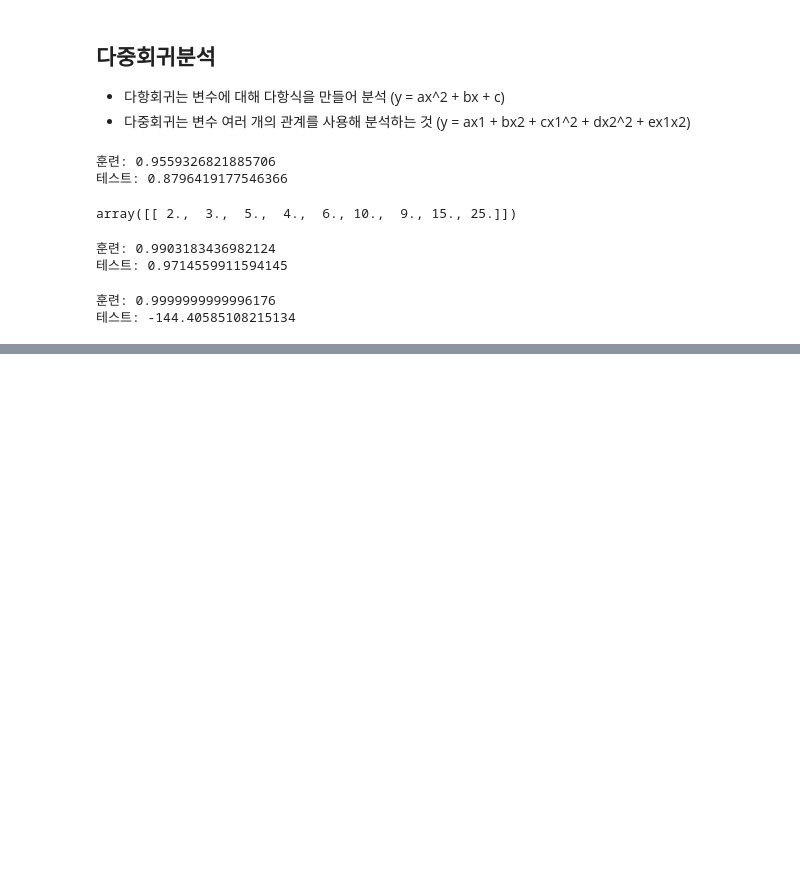
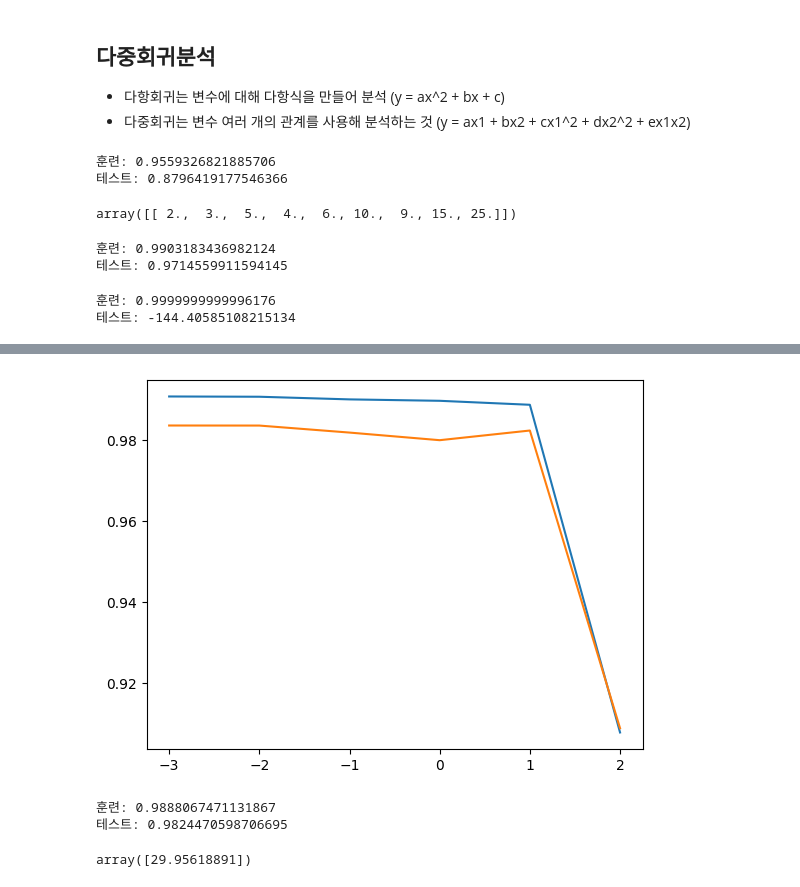
Before and after one commit to krystallinekim/TIL, a Jupyter notebook: Machine_Learning/강의자료/03_feature_engineering.ipynb, the cells around one changed output, grey strips where cells are left out. Saved outputs shown, nothing was run; the diff lists cells and outputs as text; code cells hidden in the pictures; blank space fills up the shorter version.

```diff
--- a/Machine_Learning/강의자료/03_feature_engineering.ipynb
+++ b/Machine_Learning/강의자료/03_feature_engineering.ipynb
@@ -75,0 +121,32 @@ print('테스트:',lr_p5.score(X_test_poly_over, y_test))  # -144 -> 틀린 정
+# %%
+# 라쏘 회귀
+from sklearn.linear_model import Lasso
+
+train_score = []
+test_score = []
+alpha_list = [0.001, 0.01, 0.1, 1, 10, 100]
+
+for alpha in alpha_list:
+    lasso = Lasso(alpha=alpha)
+    lasso.fit(X_train_scaled, y_train)
+    train_score.append(lasso.score(X_train_scaled, y_train))
+    test_score.append(lasso.score(X_test_scaled, y_test))
+
+plt.plot(np.log10(alpha_list), train_score)
+plt.plot(np.log10(alpha_list), test_score)
+plt.show()
+# %% [output]
+[figure, added]
+# %%
+lasso = Lasso(alpha=10)
+lasso.fit(X_train_scaled, y_train)
+print('훈련:',lasso.score(X_train_scaled, y_train))
+print('테스트:',lasso.score(X_test_scaled, y_test))
+# %% [output]
+훈련: 0.9888067471131867
+테스트: 0.9824470598706695
+# %%
+X = ss.transform(poly_over.transform([[13.7, 3.53, 2]]))
+lasso.predict(X)
+# %% [output]
+array([29.95618891])
```
Also changed, not shown: parts of 4 cells of this notebook.
